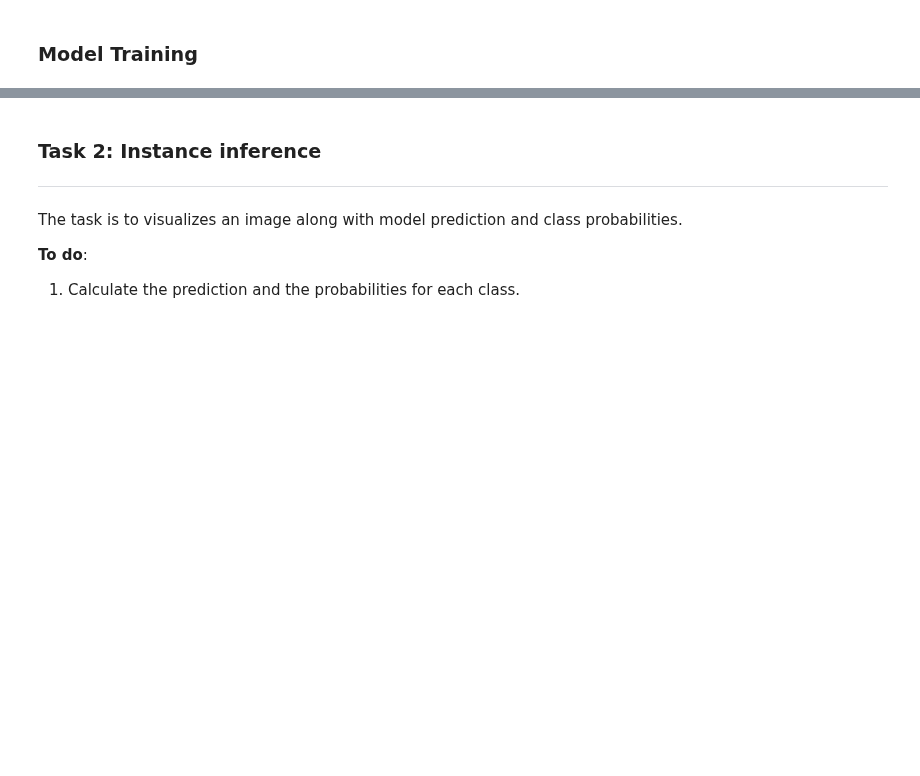
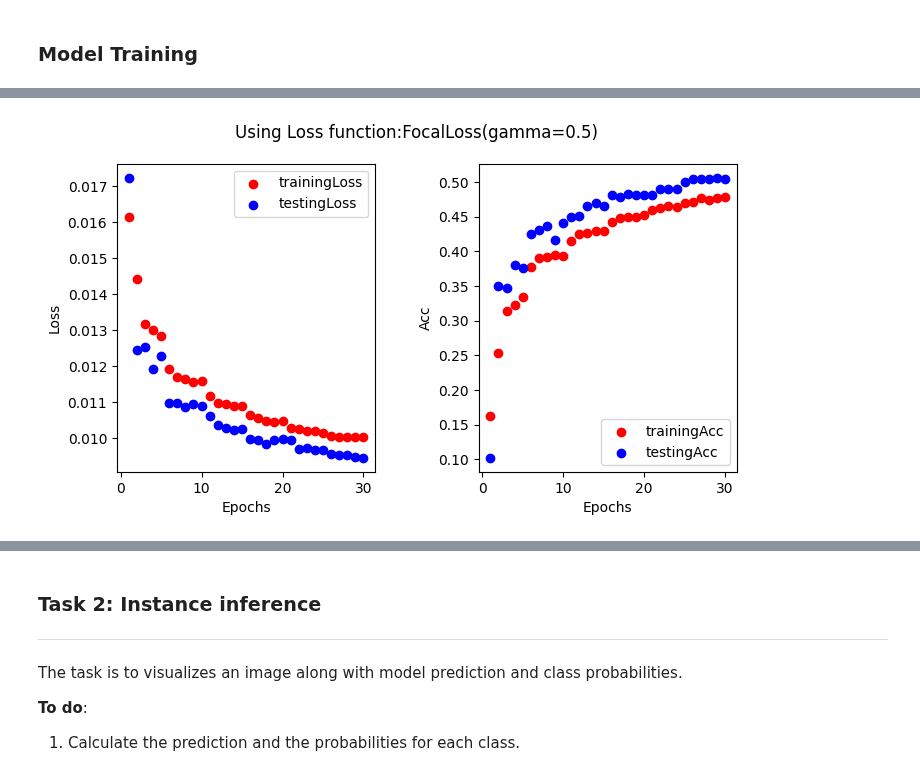
Before and after one commit to SustechSTA303/STA303-Assignment01, a Jupyter notebook: Assignment01.ipynb, the cells around one changed output, grey strips where cells are left out. Cells and saved outputs as stored; diff of their text form; code cells hidden in the pictures; blank space fills up the shorter version.

```diff
--- a/Assignment01.ipynb
+++ b/Assignment01.ipynb
@@ -256,0 +393,3 @@ for epoch in range(NUM_EPOCHS):
+# %%
+#FocalLoss(gamma=0.5)
+training_loss_3,training_acc_3,testing_loss_3,testing_acc_3,training_precision_3,training_recall_3,training_f1_3,testing_precision_3,testing_recall_3,testing_f1_3=modeltraining(wrapper(train_batch),wrapper(test_batch),FocalLoss(gamma=0.5))
@@ -256,0 +466,4 @@ for epoch in range(NUM_EPOCHS):
+# %%
+draw_loss(training_loss_3,testing_loss_3,training_acc_3,testing_acc_3,'FocalLoss(gamma=0.5)')
+# %% [output]
+[figure, added]
```
Also changed, not shown: parts of 27 cells of this notebook, 11 other files.
